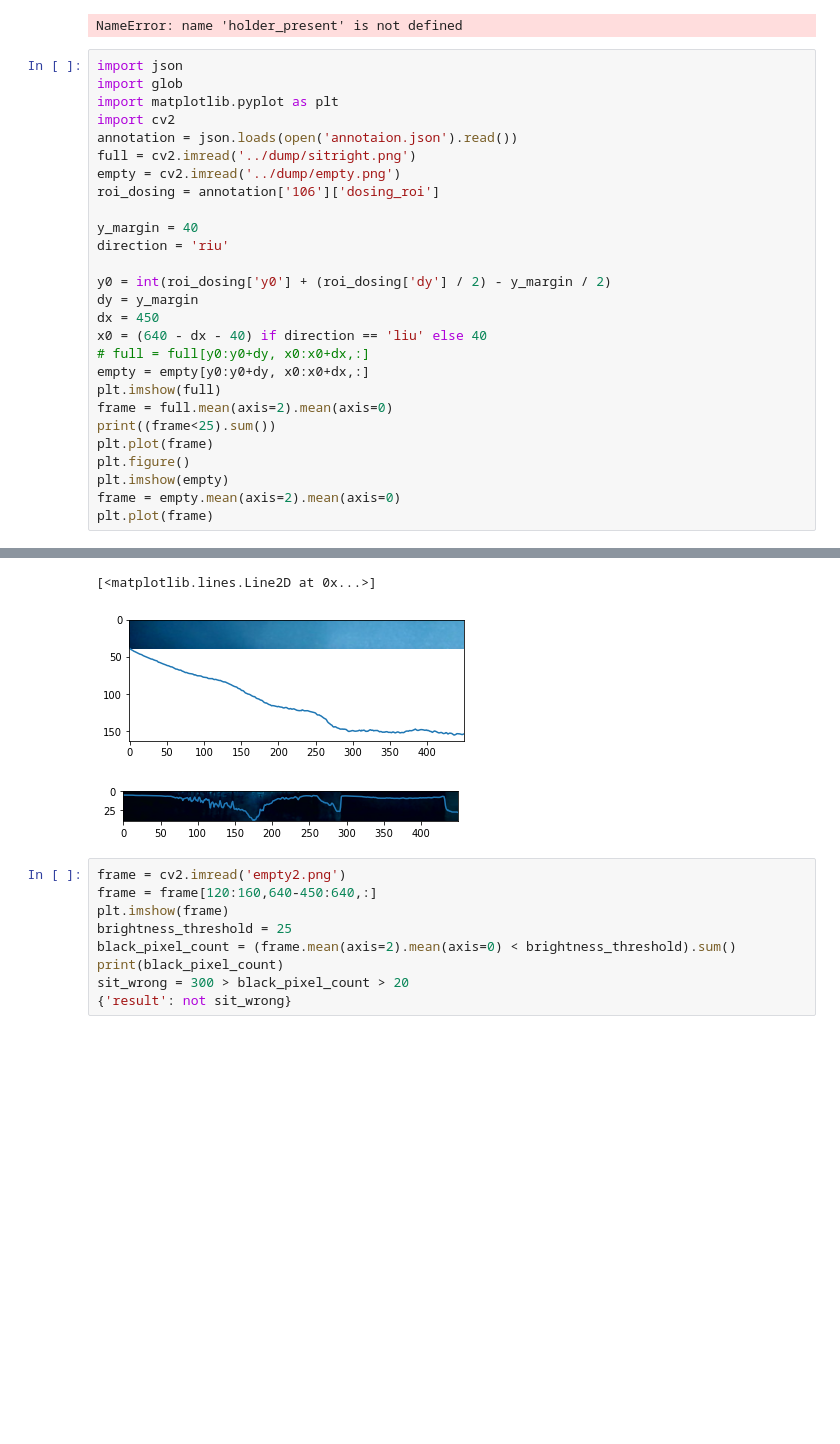
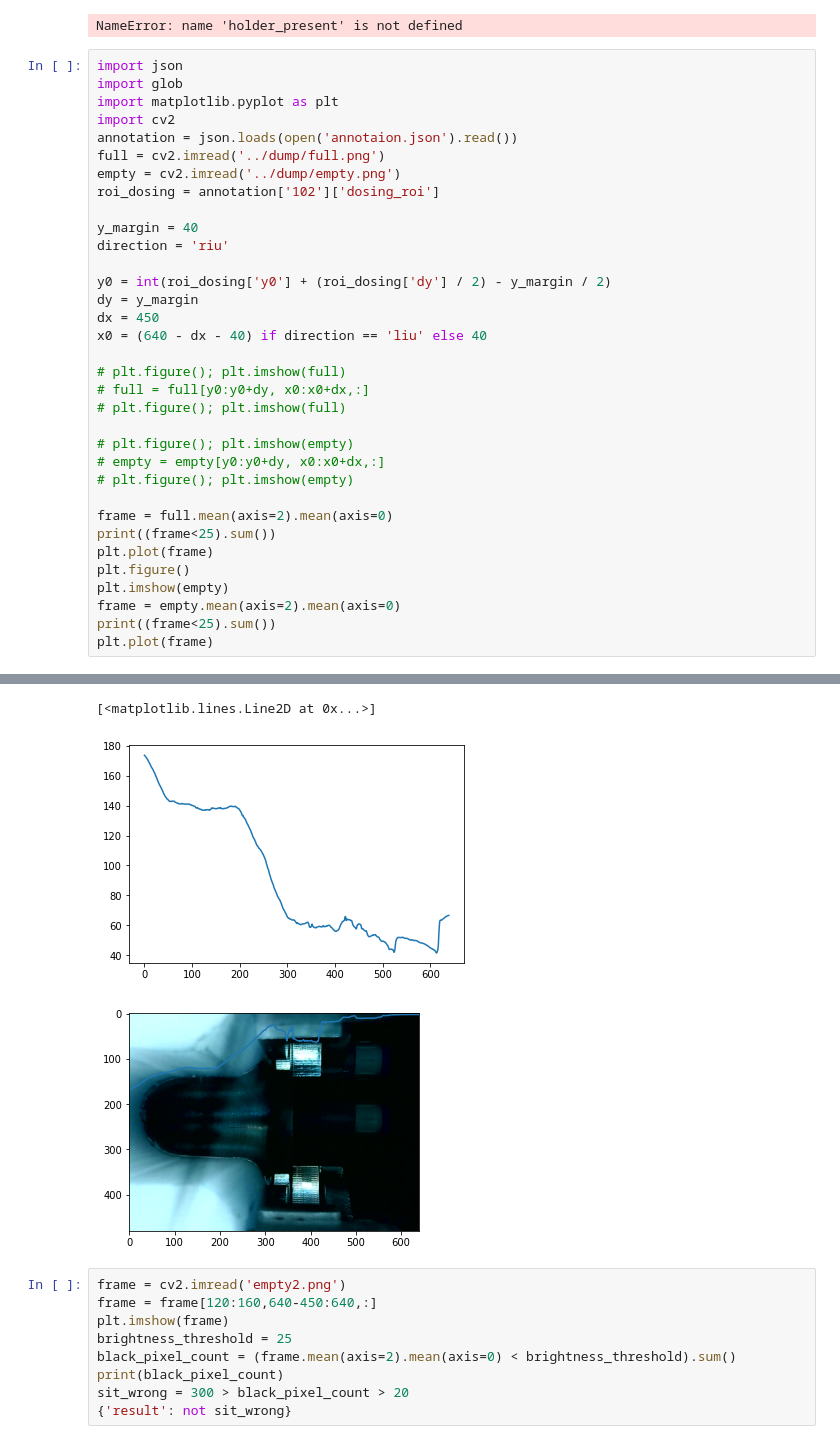
Before and after one commit to hamedty/pm, a Jupyter notebook: server/vision/empty_detection.ipynb, the cells around one changed output, grey strips where cells are left out. Drawn from its saved outputs; the diff is of its cells as text; blank space fills up the shorter version.

```diff
--- a/server/vision/empty_detection.ipynb
+++ b/server/vision/empty_detection.ipynb
@@ -34,9 +34,9 @@ import glob
 import matplotlib.pyplot as plt
 import cv2
 annotation = json.loads(open('annotaion.json').read())
-full = cv2.imread('../dump/sitright.png')
+full = cv2.imread('../dump/full.png')
 empty = cv2.imread('../dump/empty.png')
-roi_dosing = annotation['106']['dosing_roi']
+roi_dosing = annotation['102']['dosing_roi']
 
 y_margin = 40
 direction = 'riu'
@@ -45,15 +45,22 @@ y0 = int(roi_dosing['y0'] + (roi_dosing['dy'] / 2) - y_margin / 2)
 dy = y_margin
 dx = 450
 x0 = (640 - dx - 40) if direction == 'liu' else 40
+
+# plt.figure(); plt.imshow(full)
 # full = full[y0:y0+dy, x0:x0+dx,:]
-empty = empty[y0:y0+dy, x0:x0+dx,:]
-plt.imshow(full)
+# plt.figure(); plt.imshow(full)
+
+# plt.figure(); plt.imshow(empty)
+# empty = empty[y0:y0+dy, x0:x0+dx,:]
+# plt.figure(); plt.imshow(empty)
+
 frame = full.mean(axis=2).mean(axis=0)
 print((frame<25).sum())
 plt.plot(frame)
 plt.figure()
 plt.imshow(empty)
 frame = empty.mean(axis=2).mean(axis=0)
+print((frame<25).sum())
 plt.plot(frame)
 # %% [output]
 0
@@ -60,6 +68,6 @@ plt.plot(frame)
 [<matplotlib.lines.Line2D at 0x...>]
-[figure, old version]
+[figure, new version]
-[figure, old version]
+[figure, new version]
 # %%
 frame = cv2.imread('empty2.png')
 frame = frame[120:160,640-450:640,:]
```
Also changed, not shown: parts of 1 cell of this notebook, 5 other files.
